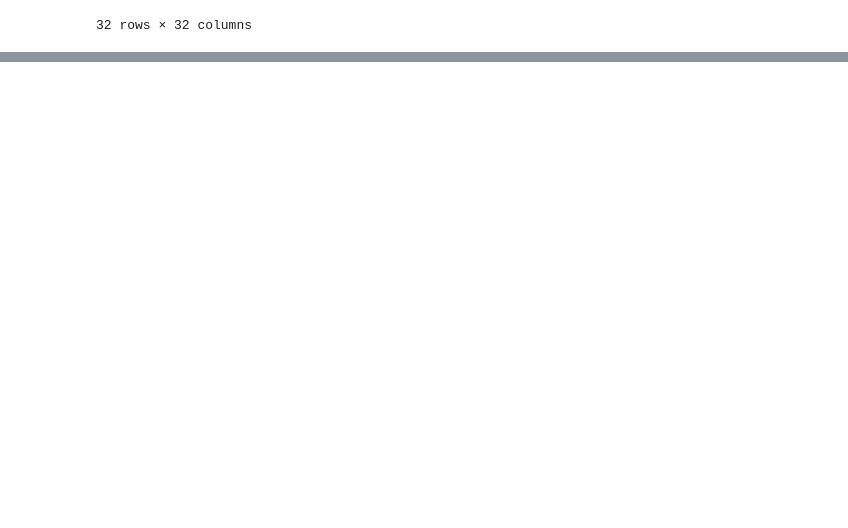
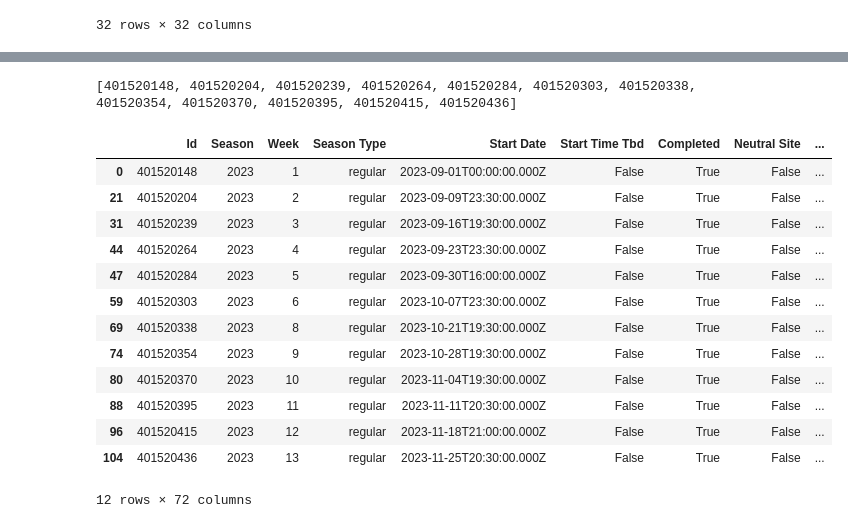
Before and after one commit to ballir27/College-Football-Betting, a Jupyter notebook: notebooks/college_football_eda.ipynb, the cells around one changed output, grey strips where cells are left out. Saved outputs shown, nothing was run; the diff lists cells and outputs as text; code cells hidden in the pictures; blank space fills up the shorter version.

```diff
--- a/notebooks/college_football_eda.ipynb
+++ b/notebooks/college_football_eda.ipynb
@@ -257,0 +283,21 @@ team_stats_results_big10_2023.select_dtypes(exclude='object').corr().iloc[29:,29
+# %%
+minnesota_games = team_stats_results_big10_2023[(team_stats_results_big10_2023['Home Team'] == 'Minnesota') | (team_stats_results_big10_2023['Away Team'] == 'Minnesota')]
+minnesota_game_ids = minnesota_games['Id'].tolist()
+print(minnesota_game_ids)
+minnesota_games
+# %% [output]
+[401520148, 401520204, 401520239, 401520264, 401520284, 401520303, 401520338, 401520354, 401520370, 401520395, 401520415, 401520436]
+|  | Id | Season | Week | Season Type | Start Date | Start Time Tbd | Completed | Neutral Site | ... |
+| 0 | 401520148 | 2023 | 1 | regular | 2023-09-01T00:00:00.000Z | False | True | False | ... |
+| 21 | 401520204 | 2023 | 2 | regular | 2023-09-09T23:30:00.000Z | False | True | False | ... |
+| 31 | 401520239 | 2023 | 3 | regular | 2023-09-16T19:30:00.000Z | False | True | False | ... |
+| 44 | 401520264 | 2023 | 4 | regular | 2023-09-23T23:30:00.000Z | False | True | False | ... |
+| 47 | 401520284 | 2023 | 5 | regular | 2023-09-30T16:00:00.000Z | False | True | False | ... |
+| 59 | 401520303 | 2023 | 6 | regular | 2023-10-07T23:30:00.000Z | False | True | False | ... |
+| 69 | 401520338 | 2023 | 8 | regular | 2023-10-21T19:30:00.000Z | False | True | False | ... |
+| 74 | 401520354 | 2023 | 9 | regular | 2023-10-28T19:30:00.000Z | False | True | False | ... |
+| 80 | 401520370 | 2023 | 10 | regular | 2023-11-04T19:30:00.000Z | False | True | False | ... |
+| 88 | 401520395 | 2023 | 11 | regular | 2023-11-11T20:30:00.000Z | False | True | False | ... |
+| 96 | 401520415 | 2023 | 12 | regular | 2023-11-18T21:00:00.000Z | False | True | False | ... |
+| 104 | 401520436 | 2023 | 13 | regular | 2023-11-25T20:30:00.000Z | False | True | False | ... |
+12 rows × 72 columns
```
Also changed, not shown: parts of 10 cells of this notebook.
